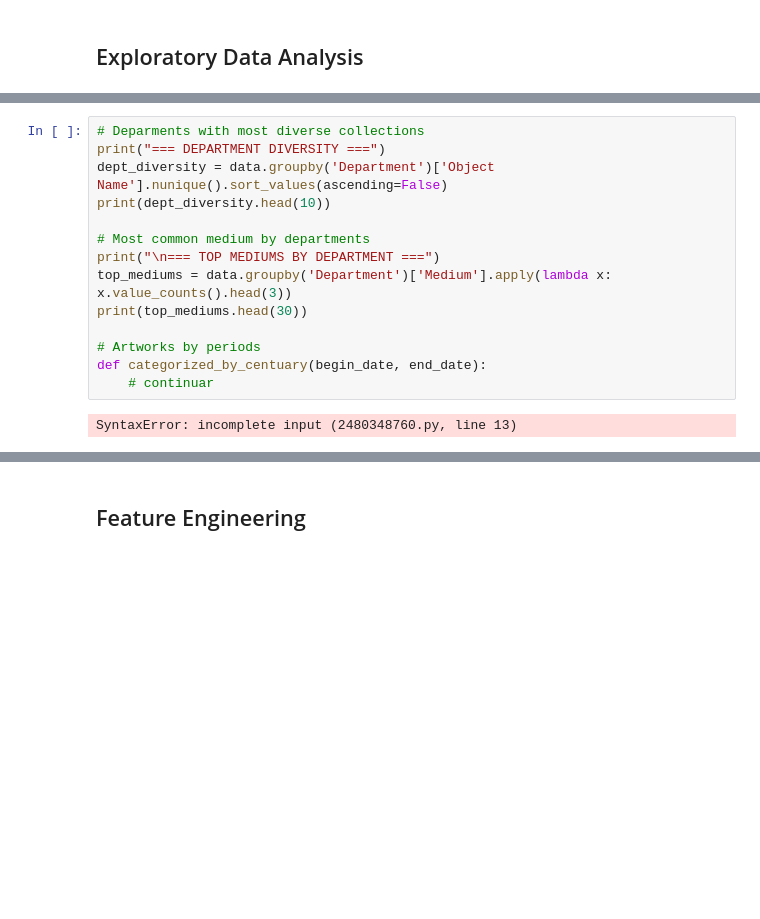
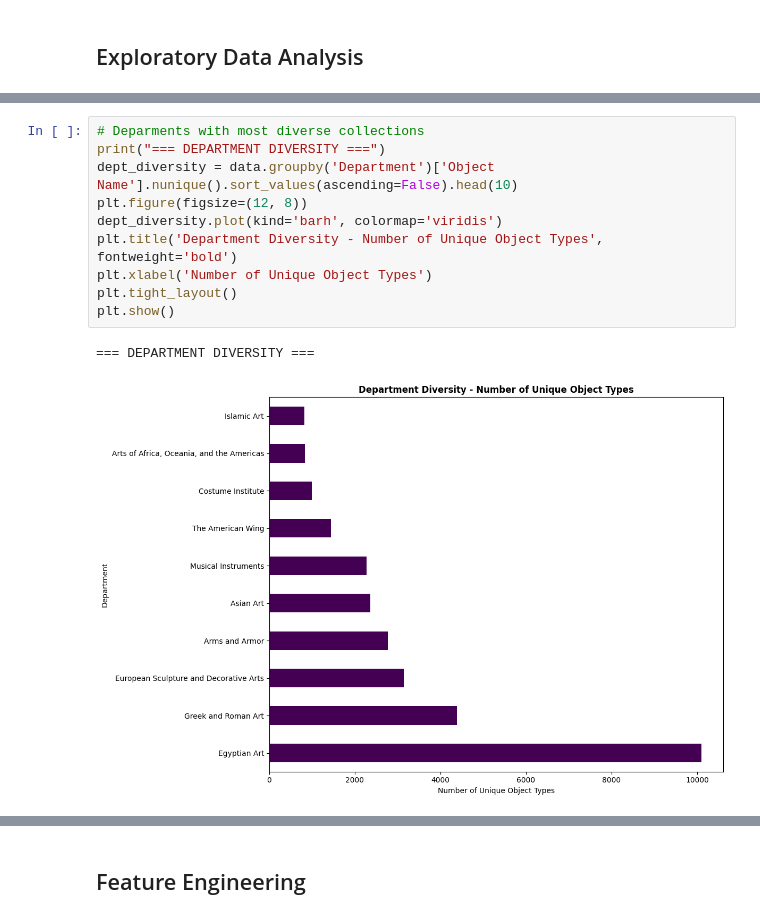
Before and after one commit to RosellaAM/Production-ML-Showcase, a Jupyter notebook: CuratorAI/analysis/curator_ai.ipynb, the cells around one changed output, grey strips where cells are left out. Cells and saved outputs as stored; diff of their text form; blank space fills up the shorter version.

```diff
--- a/CuratorAI/analysis/curator_ai.ipynb
+++ b/CuratorAI/analysis/curator_ai.ipynb
@@ -267,16 +257,13 @@ Name: count, dtype: int64
 # %%
 # Deparments with most diverse collections
 print("=== DEPARTMENT DIVERSITY ===")
-dept_diversity = data.groupby('Department')['Object Name'].nunique().sort_values(ascending=False)
-print(dept_diversity.head(10))
-
-# Most common medium by departments
-print("\n=== TOP MEDIUMS BY DEPARTMENT ===")
-top_mediums = data.groupby('Department')['Medium'].apply(lambda x: x.value_counts().head(3))
-print(top_mediums.head(30))
-
-# Artworks by periods
-def categorized_by_centuary(begin_date, end_date):
-    # continuar
+dept_diversity = data.groupby('Department')['Object Name'].nunique().sort_values(ascending=False).head(10)
+plt.figure(figsize=(12, 8))
+dept_diversity.plot(kind='barh', colormap='viridis')
+plt.title('Department Diversity - Number of Unique Object Types', fontweight='bold')
+plt.xlabel('Number of Unique Object Types')
+plt.tight_layout()
+plt.show()
 # %% [output]
-SyntaxError: incomplete input (2480348760.py, line 13)
+=== DEPARTMENT DIVERSITY ===
+[figure, added]
```
Also changed, not shown: parts of 3 cells of this notebook.
